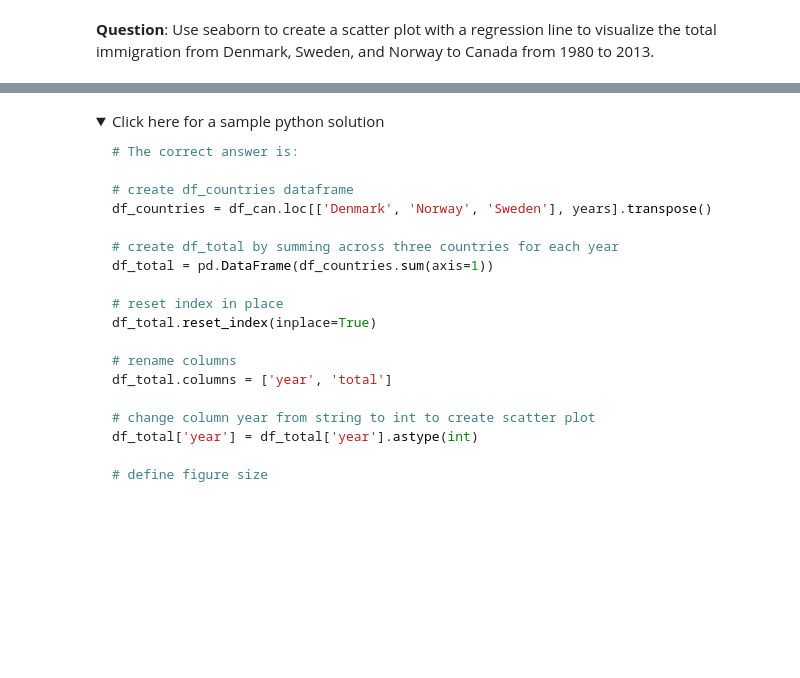
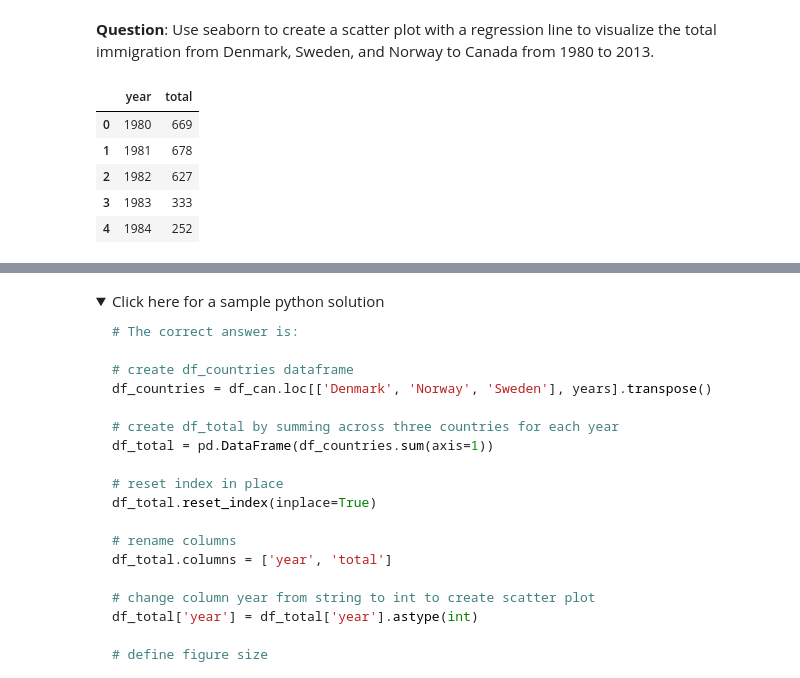
Before and after one commit to fps1001/Data-Visualization-with-Python, a Jupyter notebook: M3 - Advanced Visualization and Geospatial Data/DV0101EN-Exercise-Waffle-Charts-Word-Clouds-and-Regression-Plots-v2.ipynb, the cells around one changed output, grey strips where cells are left out. Saved outputs shown, nothing was run; the diff lists cells and outputs as text; code cells hidden in the pictures; folded sections open; blank space fills up the shorter version.

```diff
--- a/M3 - Advanced Visualization and Geospatial Data/DV0101EN-Exercise-Waffle-Charts-Word-Clouds-and-Regression-Plots-v2.ipynb
+++ b/M3 - Advanced Visualization and Geospatial Data/DV0101EN-Exercise-Waffle-Charts-Word-Clouds-and-Regression-Plots-v2.ipynb
@@ -681,0 +871,16 @@ plt.show()
+# %%
+# df is already defined above: df_dsn but it needed to be transposed with columns year and total after resetting the index
+df_countries = df_can.loc[['Denmark', 'Norway', 'Sweden'], years].transpose()
+
+# sum across the three countries -> returns a Series; reset_index() on the Series to get a DataFrame
+df_total = df_countries.sum(axis=1).reset_index()
+df_total.columns = ['year', 'total']
+df_total['year'] = df_total['year'].astype(int)
+df_total.head()
+# %% [output]
+|  | year | total |
+| 0 | 1980 | 669 |
+| 1 | 1981 | 678 |
+| 2 | 1982 | 627 |
+| 3 | 1983 | 333 |
+| 4 | 1984 | 252 |
```
Also changed, not shown: parts of 45 cells of this notebook, 1 other file.
